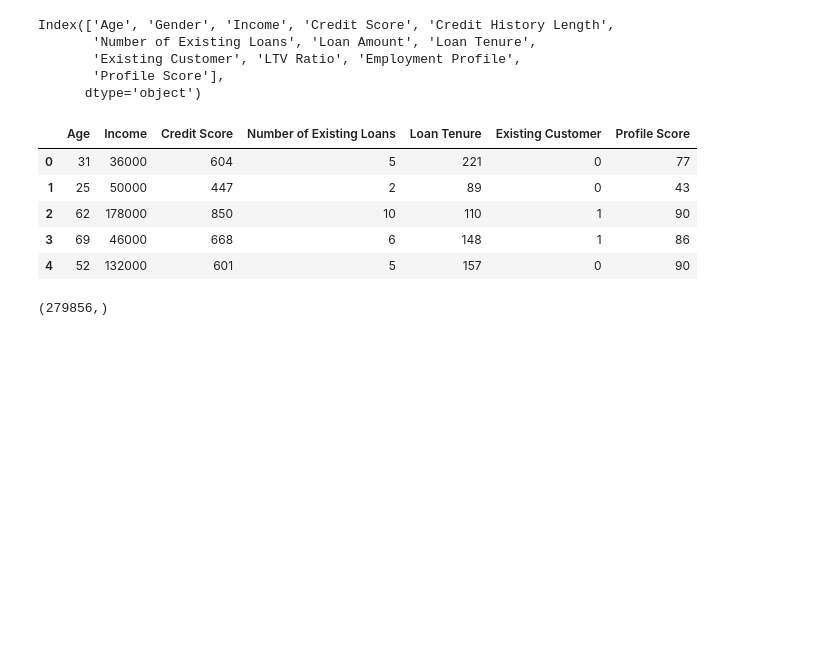
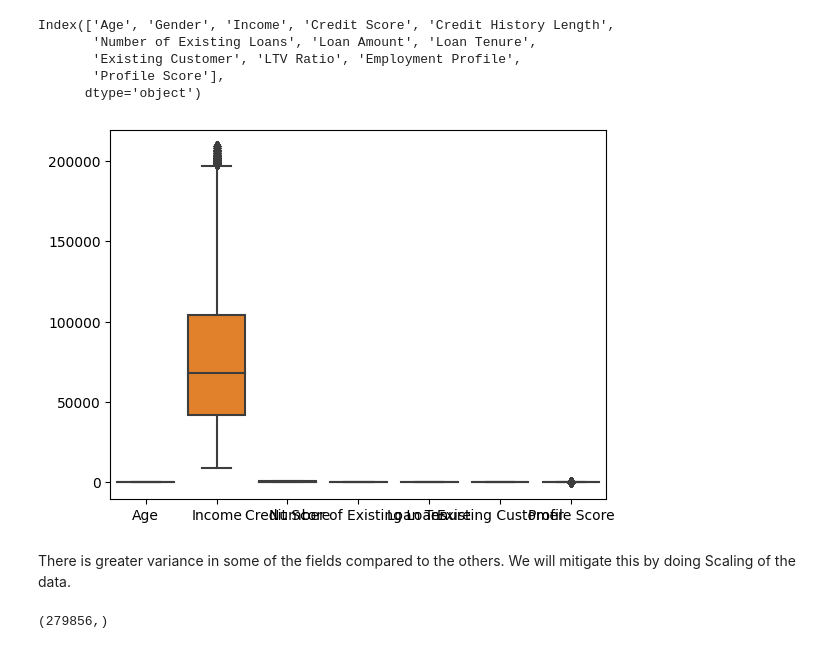
Before and after one commit to saptarshipal1/Two_wheeler_loan, a Jupyter notebook: Two_wheeler_loan.ipynb, the cells around one changed output. Cells and saved outputs as stored; diff of their text form; code cells hidden in the pictures; blank space fills up the shorter version.

```diff
--- a/Two_wheeler_loan.ipynb
+++ b/Two_wheeler_loan.ipynb
@@ -176,15 +178,13 @@ Index(['Age', 'Gender', 'Income', 'Credit Score', 'Credit History Length',
       dtype='object')
 # %%
 df1.drop(columns = ['Gender','Credit History Length','Loan Amount','LTV Ratio', 'Employment Profile'],axis =1 ,inplace =True)
-# %%
-df1.head()
-# %% [output]
-|  | Age | Income | Credit Score | Number of Existing Loans | Loan Tenure | Existing Customer | Profile Score |
-| 0 | 31 | 36000 | 604 | 5 | 221 | 0 | 77 |
-| 1 | 25 | 50000 | 447 | 2 | 89 | 0 | 43 |
-| 2 | 62 | 178000 | 850 | 10 | 110 | 1 | 90 |
-| 3 | 69 | 46000 | 668 | 6 | 148 | 1 | 86 |
-| 4 | 52 | 132000 | 601 | 5 | 157 | 0 | 90 |
+# %%
+sns.boxplot(df1)
+plt.show()
+# %% [output]
+[figure, added]
+# %% [markdown]
+There is greater variance in some of the fields compared to the others. We will mitigate this by doing Scaling of the data.
 # %%
 df2 = df1.copy()
 # %%
```
Also changed, not shown: parts of 11 cells of this notebook.
